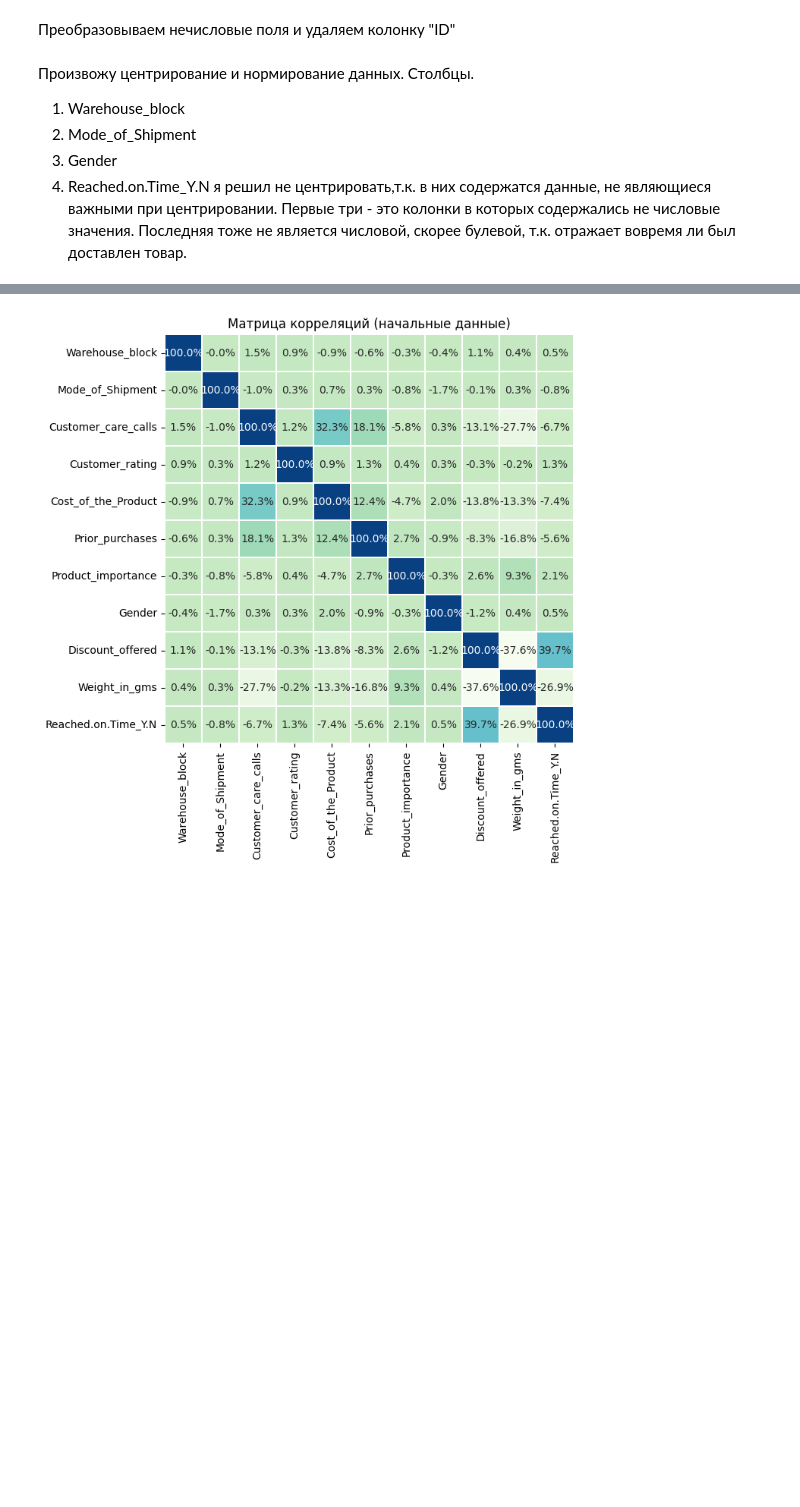
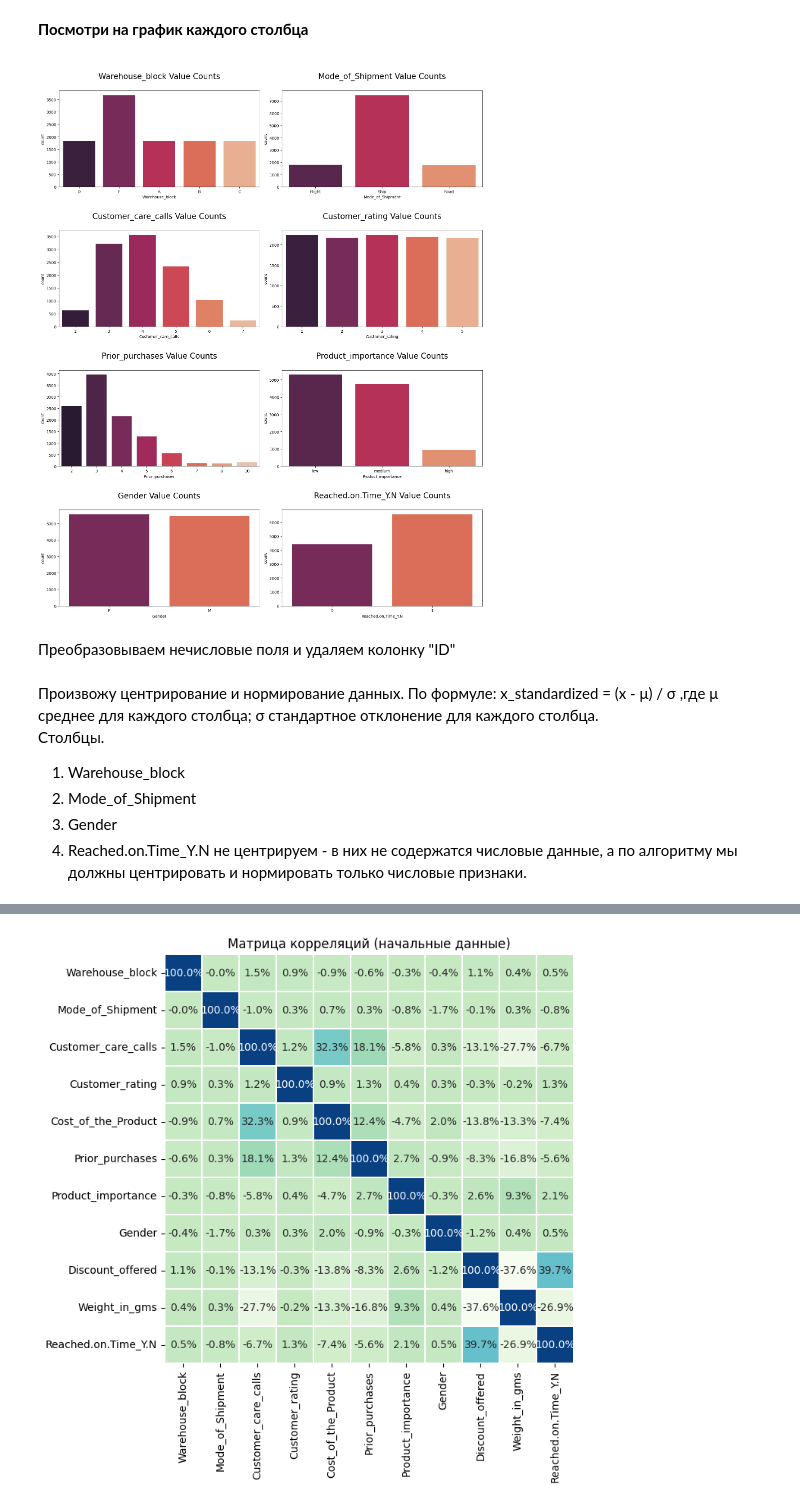
Before and after one commit to yarmukh/Course_Project_Python_in_Science-Engineering, a Jupyter notebook: my_project.ipynb, the cells around one changed output, grey strips where cells are left out. Saved outputs shown, nothing was run; the diff lists cells and outputs as text; code cells hidden in the pictures; blank space fills up the shorter version.

```diff
--- a/my_project.ipynb
+++ b/my_project.ipynb
@@ -72,3 +20,24 @@ df.head(2)
+# %% [markdown]
+**Посмотри на график каждого столбца**
+# %%
+cols = ['Warehouse_block', 'Mode_of_Shipment', 'Customer_care_calls', 'Customer_rating',
+        'Prior_purchases', 'Product_importance', 'Gender', 'Reached.on.Time_Y.N']
+
+plt.figure(figsize = (16, 20))
+plotnumber = 1
+
+for i in range(len(cols)):
+    if plotnumber <= 8:
+        ax = plt.subplot(4, 2, plotnumber)
+        sns.countplot(x = cols[i], data = df, ax = ax, palette='rocket')
+        plt.title(f"\n{cols[i]} Value Counts\n", fontsize = 20)
+
+    plotnumber += 1
+
+plt.tight_layout()
+plt.show()
+# %% [output]
+[figure, added]
 # %% [markdown]
 Преобразовываем нечисловые поля и удаляем колонку "ID"
 # %%
@@ -95,11 +64,12 @@ df["Product_importance"] = np.select([df["Product_importance"] == 'low',
                                      [0, 1, 2], df["Product_importance"])
 df = df.drop(columns="ID", errors='ignore')
 # %% [markdown]
-Произвожу центрирование и нормирование данных\.
+Произвожу центрирование и нормирование данных\. По формуле: x_standardized = (x - μ) / σ
+,где μ среднее для каждого столбца;
+     σ стандартное отклонение для каждого столбца\.
 Столбцы.
 1. Warehouse_block
 2.  Mode_of_Shipment
 3.   Gender
 4.    Reached.on.Time_Y.N
-я решил не центрировать,т\.к\. в них содержатся данные, не являющиеся важными при центрировании\. Первые три - это колонки в которых содержались не числовые значения\.
-Последняя тоже не является числовой, скорее булевой, т\.к\. отражает вовремя ли был доставлен товар\.
+не центрируем - в них не содержатся числовые данные, а по алгоритму мы должны центрировать и нормировать только числовые признаки.
```
Also changed, not shown: parts of 25 cells of this notebook, 5 other files.
